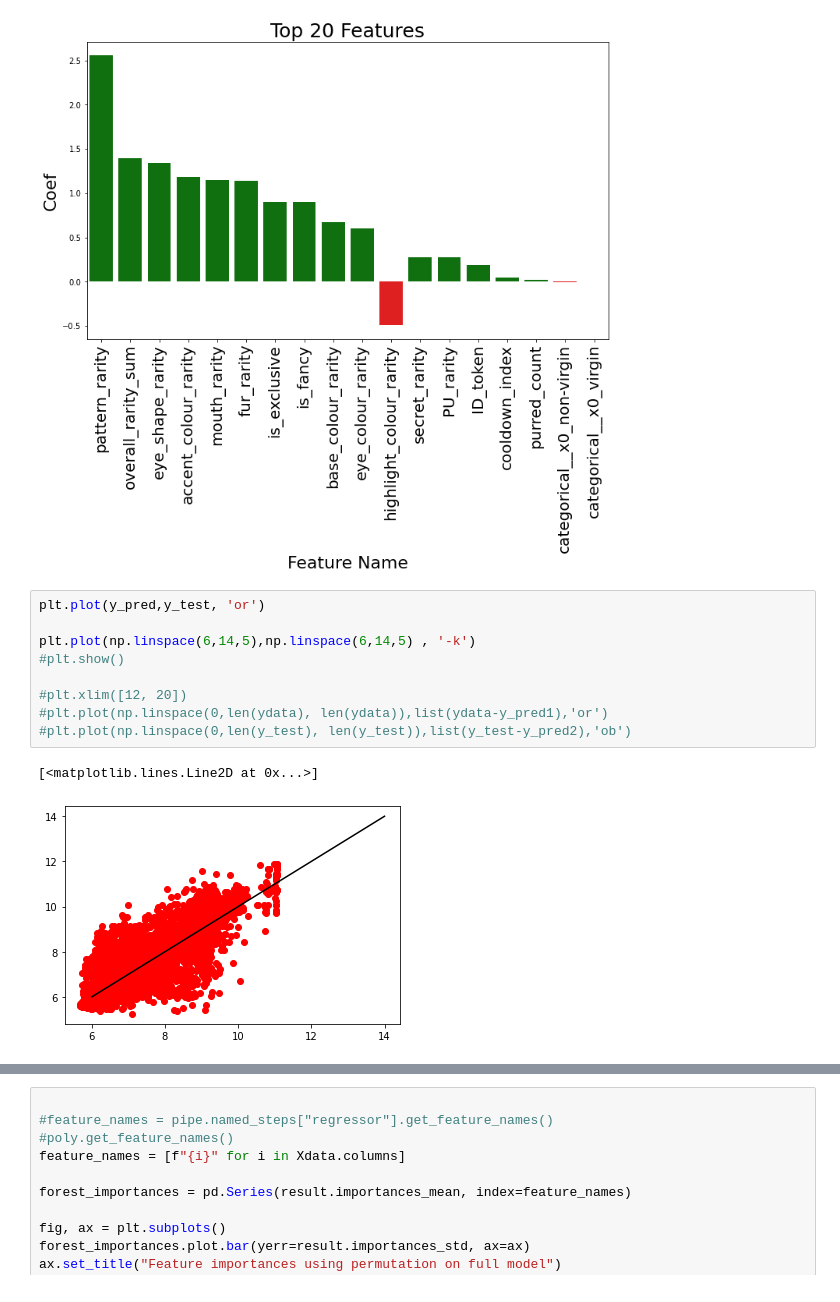
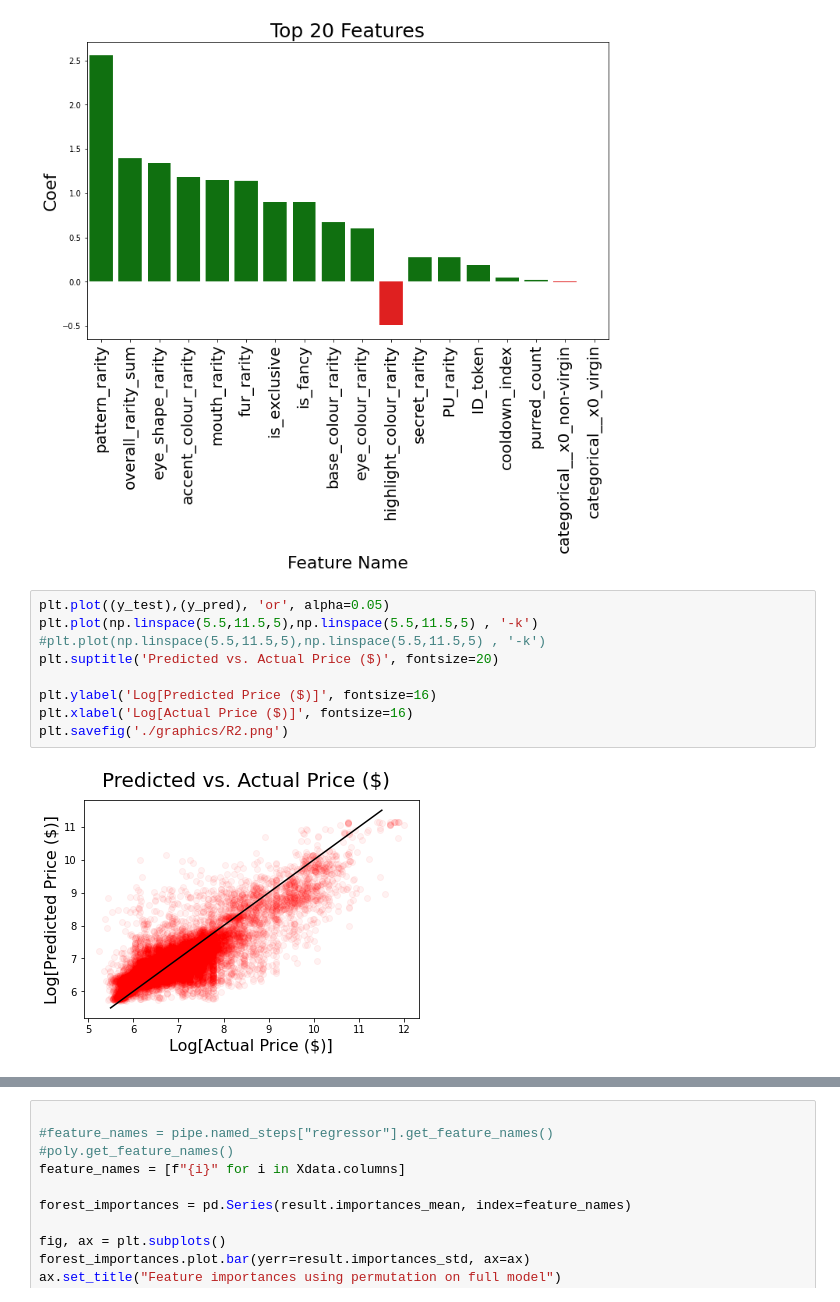
Before and after one commit to csgorham/cryptokitties-heroku, a Jupyter notebook: merge_DATA_go-CRYPTOKITTYAPI.ipynb, the cells around one changed output, grey strips where cells are left out. Drawn from its saved outputs; the diff is of its cells as text.

```diff
--- a/merge_DATA_go-CRYPTOKITTYAPI.ipynb
+++ b/merge_DATA_go-CRYPTOKITTYAPI.ipynb
@@ -908,14 +908,13 @@ print(len(df))
 18
 [figure]
 # %%
-plt.plot(y_pred,y_test, 'or')
+plt.plot((y_test),(y_pred), 'or', alpha=0.05)
+plt.plot(np.linspace(5.5,11.5,5),np.linspace(5.5,11.5,5) , '-k')
+#plt.plot(np.linspace(5.5,11.5,5),np.linspace(5.5,11.5,5) , '-k')
+plt.suptitle('Predicted vs. Actual Price ($)', fontsize=20)
 
-plt.plot(np.linspace(6,14,5),np.linspace(6,14,5) , '-k')
-#plt.show()
-
-#plt.xlim([12, 20])
-#plt.plot(np.linspace(0,len(ydata), len(ydata)),list(ydata-y_pred1),'or')
-#plt.plot(np.linspace(0,len(y_test), len(y_test)),list(y_test-y_pred2),'ob')
+plt.ylabel('Log[Predicted Price ($)]', fontsize=16)
+plt.xlabel('Log[Actual Price ($)]', fontsize=16)
+plt.savefig('./graphics/R2.png')
 # %% [output]
-[<matplotlib.lines.Line2D at 0x...>]
-[figure, old version]
+[figure, new version]
```
Also changed, not shown: parts of 34 cells of this notebook, 4 other files.
